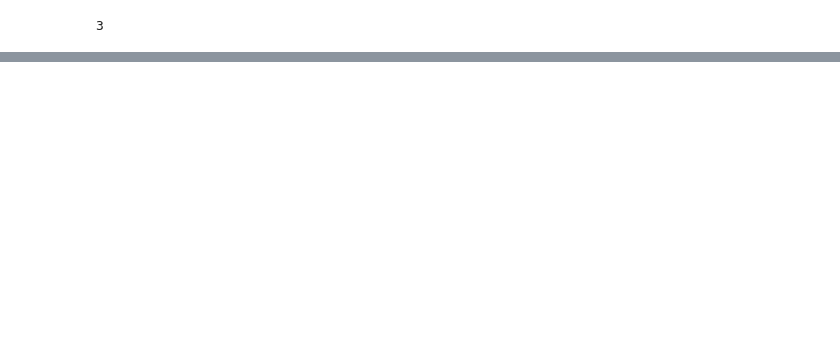
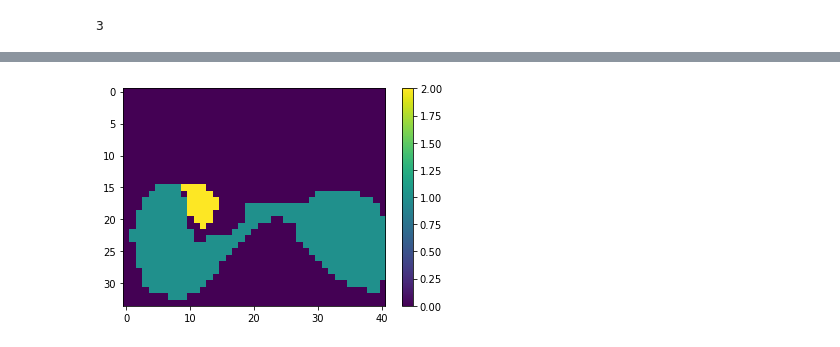
Before and after one commit to Ming0818/Speaker_recognition-22, a Jupyter notebook: Prostate_cancer_image_segmentation.ipynb, the cells around one changed output, grey strips where cells are left out. Cells and saved outputs as stored; diff of their text form; code cells hidden in the pictures; blank space fills up the shorter version.

```diff
--- a/Prostate_cancer_image_segmentation.ipynb
+++ b/Prostate_cancer_image_segmentation.ipynb
@@ -141,6 +141,7 @@ def visualize_img(img, feature_no, slice_no):
     else:
         img = img[:, :, slice_no]
     plt.imshow(img)
+    plt.colorbar()
 # %%
 def extract_ground_truth(img_a, img_b):
     assert img_a.ndim == 3 and img_b.ndim == 3 and img_a.shape == img_b.shape
@@ -152,0 +190,2 @@ m_c, segment_mask = extract_prostate_region(patients[0][1], patients[0][2])
+# %%
+training_set = patients[:10]
@@ -152,0 +194,4 @@ m_c, segment_mask = extract_prostate_region(patients[0][1], patients[0][2])
+# %%
+visualize_img(extract_ground_truth(training_set[0][1], training_set[0][2])[0], 50, 22)
+# %% [output]
+[figure, added]
```
Also changed, not shown: parts of 8 cells of this notebook, 1 other file.
